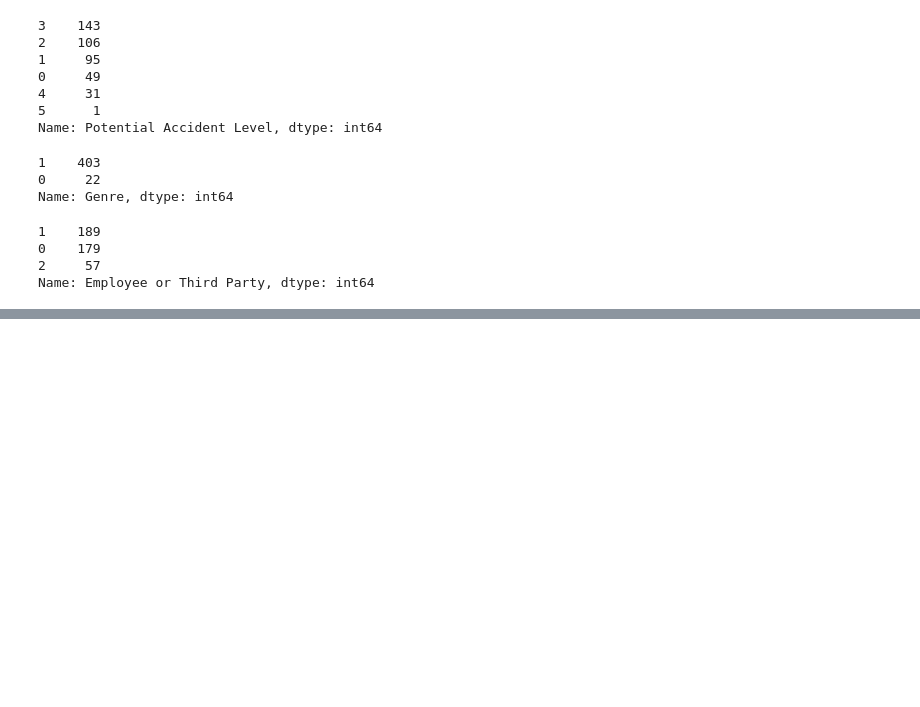
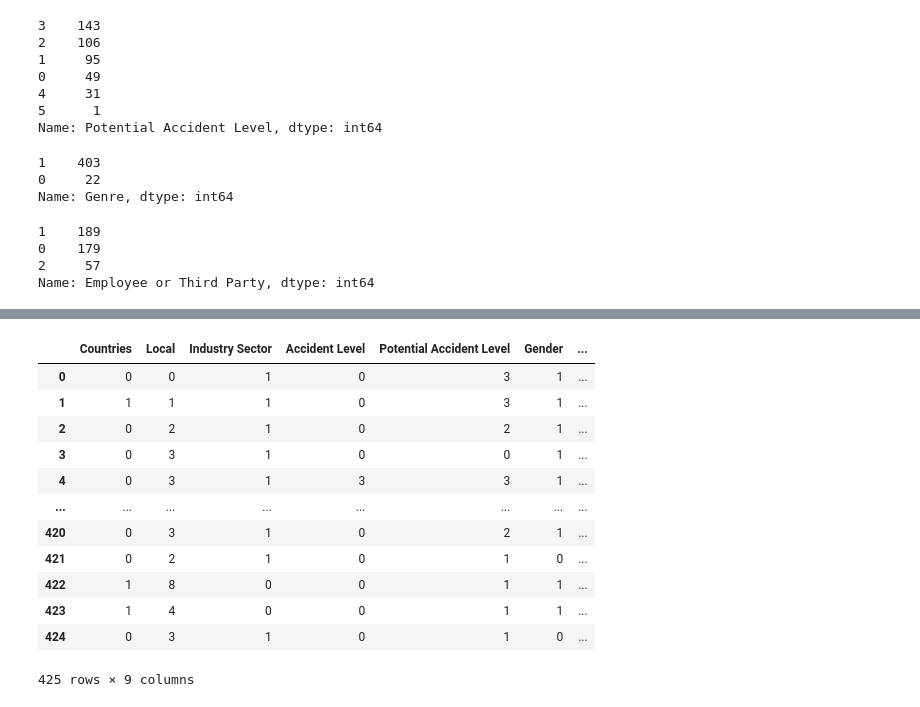
Before and after one commit to siiddd/Risk-Analysis-Chatbot, a Jupyter notebook: Chatbot.ipynb, the cells around one changed output, grey strips where cells are left out. Cells and saved outputs as stored; diff of their text form; code cells hidden in the pictures; blank space fills up the shorter version.

```diff
--- a/Chatbot.ipynb
+++ b/Chatbot.ipynb
@@ -142,0 +163,19 @@ Name: Employee or Third Party, dtype: int64
+# %%
+# Rename Genre to Gender
+
+dataset.rename(columns = {'Genre' : 'Gender'}, inplace = True)
+dataset
+# %% [output]
+|  | Countries | Local | Industry Sector | Accident Level | Potential Accident Level | Gender | ... |
+| 0 | 0 | 0 | 1 | 0 | 3 | 1 | ... |
+| 1 | 1 | 1 | 1 | 0 | 3 | 1 | ... |
+| 2 | 0 | 2 | 1 | 0 | 2 | 1 | ... |
+| 3 | 0 | 3 | 1 | 0 | 0 | 1 | ... |
+| 4 | 0 | 3 | 1 | 3 | 3 | 1 | ... |
+| ... | ... | ... | ... | ... | ... | ... | ... |
+| 420 | 0 | 3 | 1 | 0 | 2 | 1 | ... |
+| 421 | 0 | 2 | 1 | 0 | 1 | 0 | ... |
+| 422 | 1 | 8 | 0 | 0 | 1 | 1 | ... |
+| 423 | 1 | 4 | 0 | 0 | 1 | 1 | ... |
+| 424 | 0 | 3 | 1 | 0 | 1 | 0 | ... |
+425 rows × 9 columns
```
Also changed, not shown: parts of 18 cells of this notebook.
